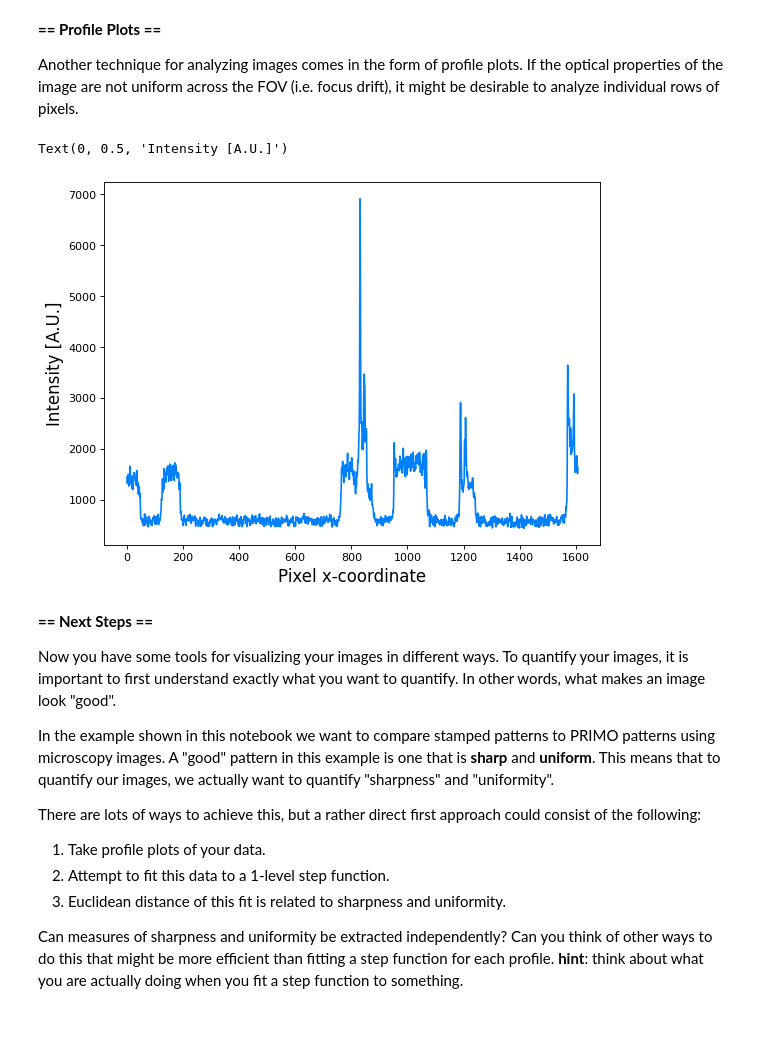
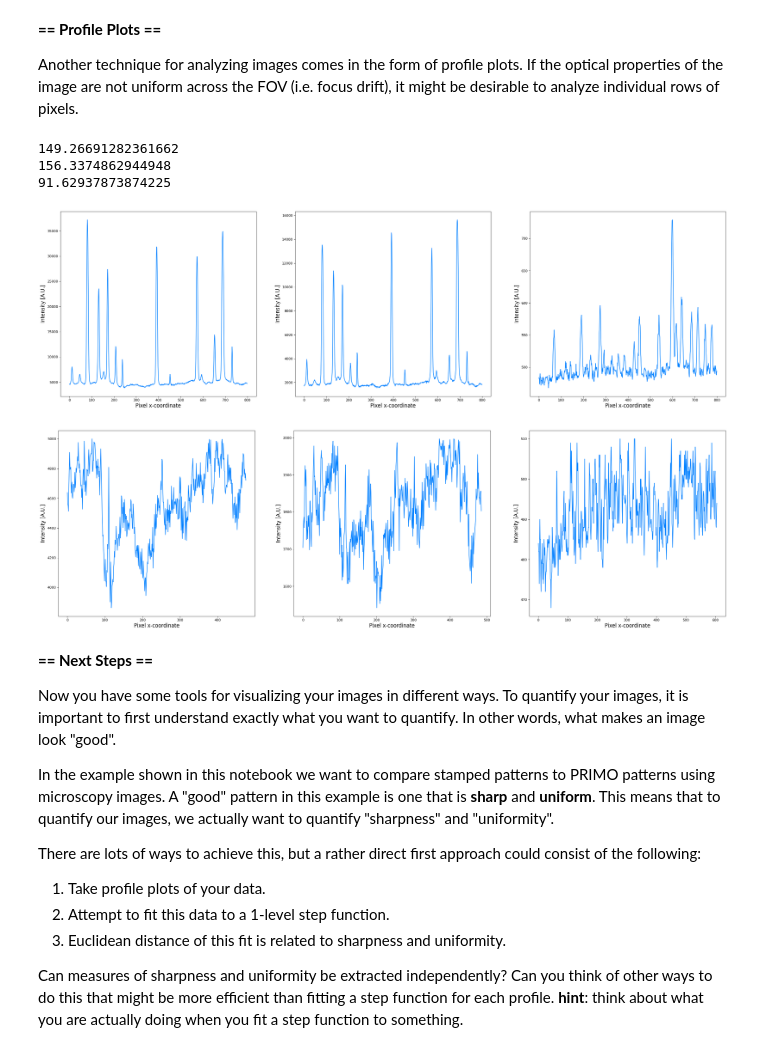
Before and after one commit to cameronhastie/Tutorial, a Jupyter notebook: Image_Analysis/Intro.ipynb, the cells around one changed output. Saved outputs shown, nothing was run; the diff lists cells and outputs as text; code cells hidden in the pictures; blank space fills up the shorter version.

```diff
--- a/Image_Analysis/Intro.ipynb
+++ b/Image_Analysis/Intro.ipynb
@@ -103,19 +107,35 @@ plt.ylabel("Bin Count [#]", fontsize=15)
 **== Profile Plots ==**
 
 Another technique for analyzing images comes in the form of profile plots. If the optical properties of the image are not uniform across the FOV (i.e. focus drift), it might be desirable to analyze individual rows of pixels.
-# %%
-# Here we are picking an arbitrary slice for fitting purposes.
-# I have selected the middle row.
-arb_profile = test_image[800, :]
-# Again, we can construct a figure using similar parameters.
-plt.figure(num=None, figsize=(8, 6), dpi=80)
-# After we have obtained a flattened version of our image, we can make a histogram.
-plt.plot(arb_profile, color=[0,0.5,1])
-plt.xlabel("Pixel x-coordinate", fontsize=15)
-plt.ylabel("Intensity [A.U.]", fontsize=15)
-# %% [output]
-Text(0, 0.5, 'Intensity [A.U.]')
-[figure, removed]
+# %%
+noise_floors = [5000, 2000, 510]
+fig, ax1 = plt.subplots(1,Num_images, figsize=(35, 10), dpi=80)
+fig, ax2 = plt.subplots(1,Num_images, figsize=(35, 10), dpi=80)
+for i in range(Num_images):
+    test_image = test_images[i]
+    # Here we are picking an arbitrary slice for fitting purposes.
+    # I have selected the middle row.
+    arb_profile = test_image[800, 400:1200]
+    prof_max = np.max(arb_profile)
+    # After we have obtained a flattened version of our image, we can make a histogram.
+    ax1[i].plot(arb_profile, color=[0,0.5,1])
+    ax1[i].set_xlabel("Pixel x-coordinate", fontsize=15)
+    ax1[i].set_ylabel("Intensity [A.U.]", fontsize=15)
+    noise_inds = np.where(arb_profile <= noise_floors[i])
+    noise_inds = noise_inds[0]
+    arb_profile = arb_profile[noise_inds]
+    prof_var = np.sqrt(np.var(arb_profile))
+    print(prof_max/prof_var)
+    # After we have obtained a flattened version of our image, we can make a histogram.
+    ax2[i].plot(arb_profile, color=[0,0.5,1])
+    ax2[i].set_xlabel("Pixel x-coordinate", fontsize=15)
+    ax2[i].set_ylabel("Intensity [A.U.]", fontsize=15)
+# %% [output]
+149.26691282361662
+156.3374862944948
+91.62937873874225
+[figure, added]
+[figure, added]
 # %% [markdown]
 **== Next Steps ==**
 
```
Also changed, not shown: parts of 5 cells of this notebook, 26 other files.
